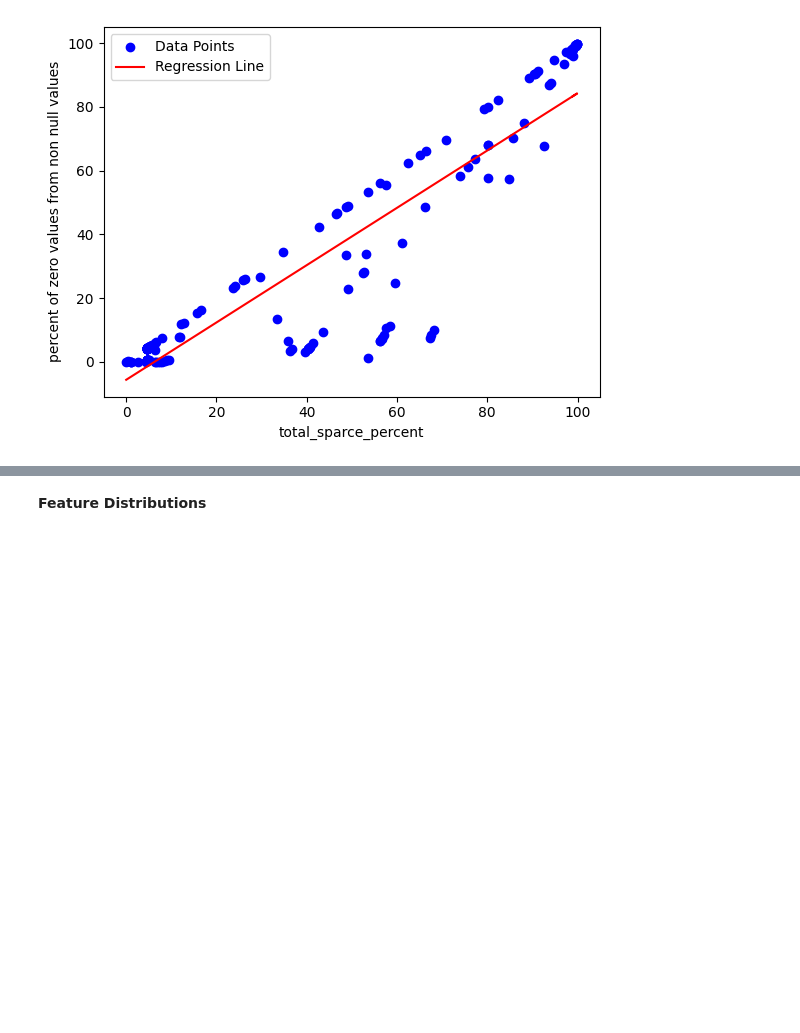
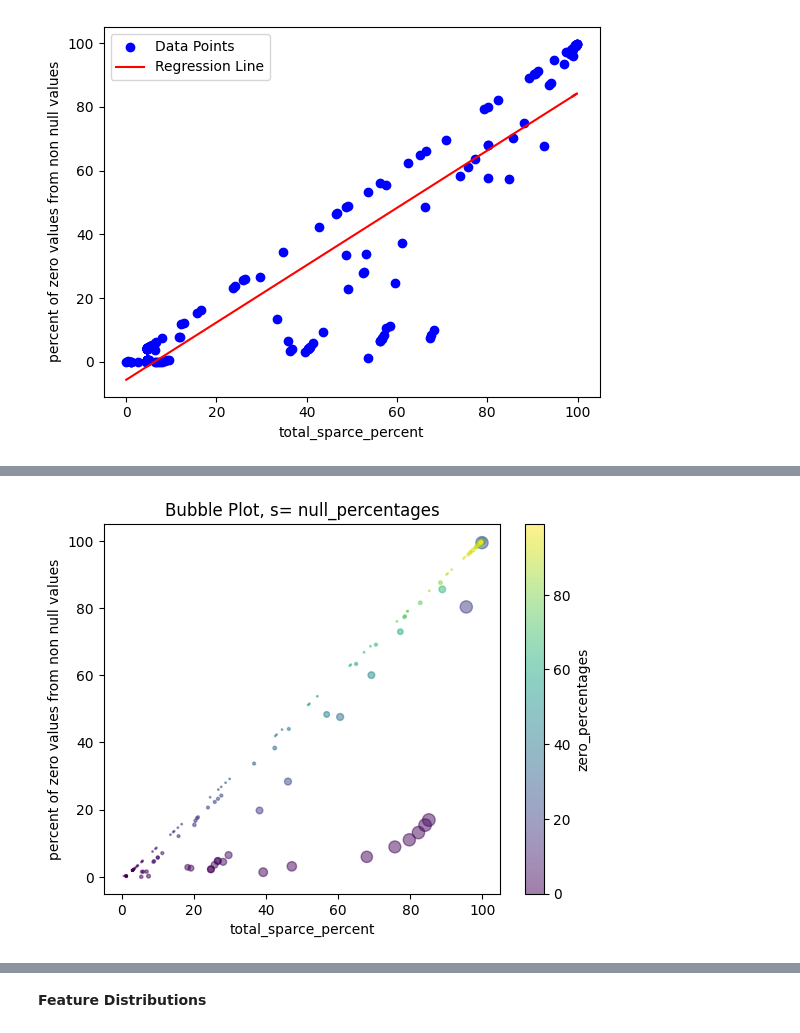
Before and after one commit to Lughaidh-w/DataPrep_ca1, a Jupyter notebook: CA1.ipynb, the cells around one changed output, grey strips where cells are left out. Drawn from its saved outputs; the diff is of its cells as text; code cells hidden in the pictures; blank space fills up the shorter version.

Commit message:
bubble plot test

```diff
--- a/CA1.ipynb
+++ b/CA1.ipynb
@@ -141,6 +141,23 @@ def sparse_lr(df, x, y):
     plt.ylabel(y)
     plt.legend()
     plt.show()
+# %%
+def sparse_bubble_plot(df, x="total_sparce_percent", y="percent of zero values from non null values", s="null_percentages", c="zero_percentages"):
+
+    x = "total_sparce_percent"
+    y = "percent of zero values from non null values"
+    s = "null_percentages"
+    c = "zero_percentages"
+
+
+    plt.scatter(df[x], df[y], s=df[s], c=df[c], alpha=0.5, cmap='viridis')
+
+    plt.xlabel(x)
+    plt.ylabel(y)
+    plt.title(f"Bubble Plot, s= {s}")
+    plt.colorbar(label=c)
+
+    plt.show()
 # %% [markdown]
 ### 3. Results
 # %% [markdown]
@@ -404,0 +448,24 @@ sparse_lr(sparse_df2, "total_sparce_percent", "percent of zero values from non n
+# %%
+def sparse_bubble_plot(df, x="total_sparce_percent", y="percent of zero values from non null values", s="null_percentages", c="zero_percentages"):
+
+    x = "total_sparce_percent"
+    y = "percent of zero values from non null values"
+    s = "null_percentages"
+    c = "zero_percentages"
+
+    #y= "null_percentages"
+    #x = "null_percentages"
+
+
+    plt.scatter(df[x], df[y], s=df[s], c=df[c], alpha=0.5, cmap='viridis')
+
+    plt.xlabel(x)
+    plt.ylabel(y)
+    plt.title(f"Bubble Plot, s= {s}")
+    plt.colorbar(label=c)
+
+    plt.show()
+# %%
+sparse_bubble_plot(sparse_df)
+# %% [output]
+[figure, added]
```
Also changed, not shown: parts of 8 cells of this notebook.
